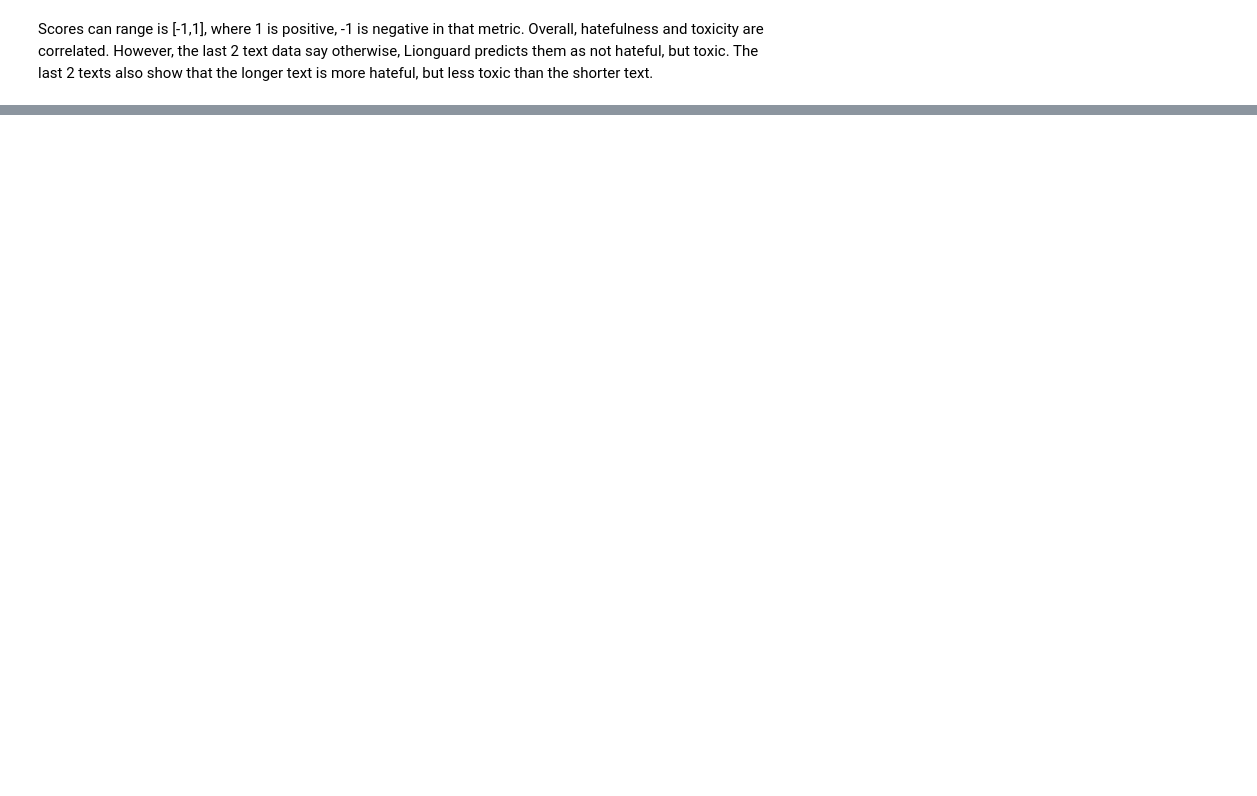
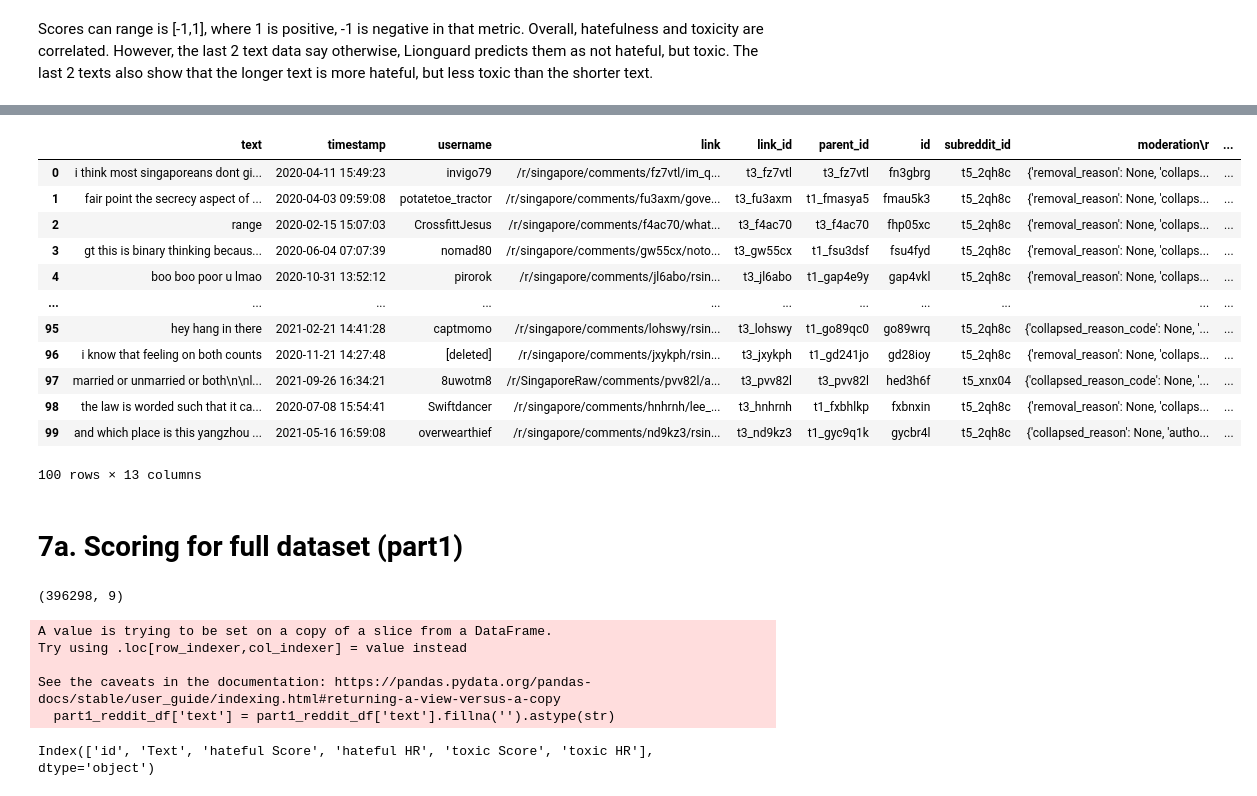
Before and after one commit to rhyden-kx/DSA4264, a Jupyter notebook: lionguard_toxicity_analysis.ipynb, the cells around one changed output, grey strips where cells are left out. Cells and saved outputs as stored; diff of their text form; code cells hidden in the pictures; blank space fills up the shorter version.

Commit message:
Updating code with part 1 of dataset for prediction

```diff
--- a/lionguard_toxicity_analysis.ipynb
+++ b/lionguard_toxicity_analysis.ipynb
@@ -233,0 +297,28 @@ Scores can range is [-1,1], where 1 is positive, -1 is negative in that metric.
+# %%
+# Generate the scores and predictions
+results = predict2(batch_text)
+
+# Prepare results for DataFrame
+output_data = []
+for i in range(len(batch_text)):
+    output_row = {
+        'id': batch_id[i],
+        'Text': batch_text[i],
+    }
+
+    # Directly add 'hateful Score', 'hateful HR', 'toxic Score', and 'toxic HR' to the output
+    output_row['hateful Score'] = results['hateful Score']['scores'][i]
+    output_row['hateful HR'] = results['hateful HR'][i]
+    output_row['toxic Score'] = results['toxic Score']['scores'][i]
+    output_row['toxic HR'] = results['toxic HR'][i]
+
+    output_data.append(output_row)
+
+# Create a DataFrame from the results
+mid_results_df = pd.DataFrame(output_data)
+# %%
+# Set display option to show all columns
+pd.set_option('display.max_columns', None)
+
+# get results table
+print(mid_results_df)
@@ -233,0 +348,3 @@ Scores can range is [-1,1], where 1 is positive, -1 is negative in that metric.
+# %%
+# get id, hateful and toxic scores only
+condensed_mid_results_df = mid_results_df[['id', 'hateful Score', 'hateful HR',  'toxic Score', 'toxic HR']]
@@ -233,0 +367,28 @@ Scores can range is [-1,1], where 1 is positive, -1 is negative in that metric.
+# %%
+# merge the 2 dataframes on 'id'
+mid_hateful_and_toxic_results_df = pd.merge(mid_reddit_df, condensed_mid_results_df, on='id', how='inner')
+# %%
+mid_hateful_and_toxic_results_df
+# %% [output]
+|  | text | timestamp | username | link | link_id | parent_id | id | subreddit_id | moderation\r | ... |
+| 0 | i think most singaporeans dont gi... | 2020-04-11 15:49:23 | invigo79 | /r/singapore/comments/fz7vtl/im_q... | t3_fz7vtl | t3_fz7vtl | fn3gbrg | t5_2qh8c | {'removal_reason': None, 'collaps... | ... |
+| 1 | fair point the secrecy aspect of ... | 2020-04-03 09:59:08 | potatetoe_tractor | /r/singapore/comments/fu3axm/gove... | t3_fu3axm | t1_fmasya5 | fmau5k3 | t5_2qh8c | {'removal_reason': None, 'collaps... | ... |
+| 2 | range | 2020-02-15 15:07:03 | CrossfittJesus | /r/singapore/comments/f4ac70/what... | t3_f4ac70 | t3_f4ac70 | fhp05xc | t5_2qh8c | {'removal_reason': None, 'collaps... | ... |
+| 3 | gt this is binary thinking becaus... | 2020-06-04 07:07:39 | nomad80 | /r/singapore/comments/gw55cx/noto... | t3_gw55cx | t1_fsu3dsf | fsu4fyd | t5_2qh8c | {'removal_reason': None, 'collaps... | ... |
+| 4 | boo boo poor u lmao | 2020-10-31 13:52:12 | pirorok | /r/singapore/comments/jl6abo/rsin... | t3_jl6abo | t1_gap4e9y | gap4vkl | t5_2qh8c | {'removal_reason': None, 'collaps... | ... |
+| ... | ... | ... | ... | ... | ... | ... | ... | ... | ... | ... |
+| 95 | hey hang in there | 2021-02-21 14:41:28 | captmomo | /r/singapore/comments/lohswy/rsin... | t3_lohswy | t1_go89qc0 | go89wrq | t5_2qh8c | {'collapsed_reason_code': None, '... | ... |
+| 96 | i know that feeling on both counts | 2020-11-21 14:27:48 | [deleted] | /r/singapore/comments/jxykph/rsin... | t3_jxykph | t1_gd241jo | gd28ioy | t5_2qh8c | {'removal_reason': None, 'collaps... | ... |
+| 97 | married or unmarried or both\n\nl... | 2021-09-26 16:34:21 | 8uwotm8 | /r/SingaporeRaw/comments/pvv82l/a... | t3_pvv82l | t3_pvv82l | hed3h6f | t5_xnx04 | {'collapsed_reason_code': None, '... | ... |
+| 98 | the law is worded such that it ca... | 2020-07-08 15:54:41 | Swiftdancer | /r/singapore/comments/hnhrnh/lee_... | t3_hnhrnh | t1_fxbhlkp | fxbnxin | t5_2qh8c | {'removal_reason': None, 'collaps... | ... |
+| 99 | and which place is this yangzhou ... | 2021-05-16 16:59:08 | overwearthief | /r/singapore/comments/nd9kz3/rsin... | t3_nd9kz3 | t1_gyc9q1k | gycbr4l | t5_2qh8c | {'collapsed_reason': None, 'autho... | ... |
+100 rows × 13 columns
+# %% [markdown]
+# 7a. Scoring for full dataset (part1)
+# %%
+reddit_df.shape
+# (396298, 9)
+# part 1 is from row 0:198,148
+# part 2 is from row 198,149 : 396,297
+# %% [output]
+(396298, 9)
@@ -233,0 +397,11 @@ Scores can range is [-1,1], where 1 is positive, -1 is negative in that metric.
+# %%
+# Ensure text is clean and all entries are strings
+part1_reddit_df['text'] = part1_reddit_df['text'].fillna('').astype(str)
+batch_text_part1 = part1_reddit_df['text'].tolist()
+batch_id_part1 =part1_reddit_df['id'].tolist()
+# %% [output]
+A value is trying to be set on a copy of a slice from a DataFrame.
+Try using .loc[row_indexer,col_indexer] = value instead
+
+See the caveats in the documentation: https://pandas.pydata.org/pandas-docs/stable/user_guide/indexing.html#returning-a-view-versus-a-copy
+  part1_reddit_df['text'] = part1_reddit_df['text'].fillna('').astype(str)
@@ -233,0 +430,5 @@ Scores can range is [-1,1], where 1 is positive, -1 is negative in that metric.
+# %%
+# See column names
+print(part1_results_df.columns)
+# %% [output]
+Index(['id', 'Text', 'hateful Score', 'hateful HR', 'toxic Score', 'toxic HR'], dtype='object')
```
Also changed, not shown: parts of 24 cells of this notebook.
